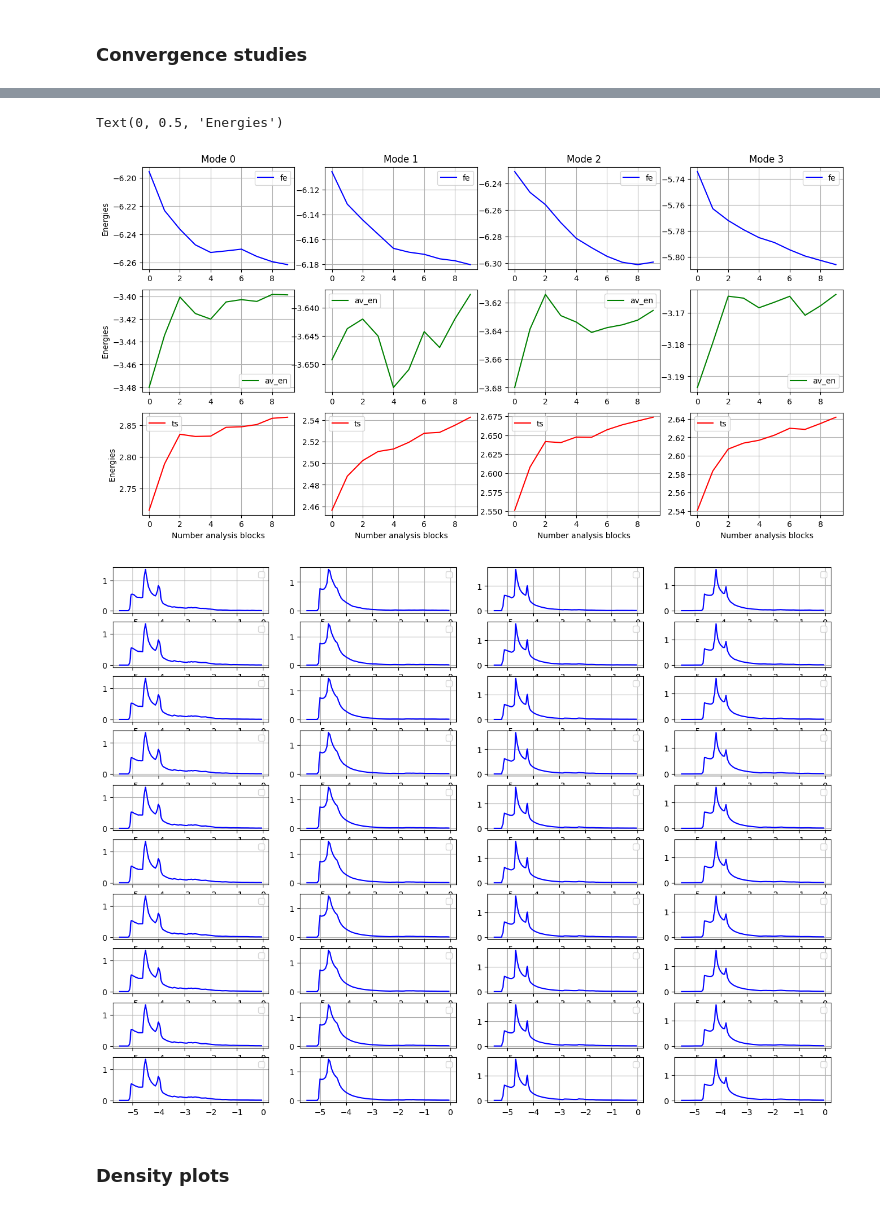
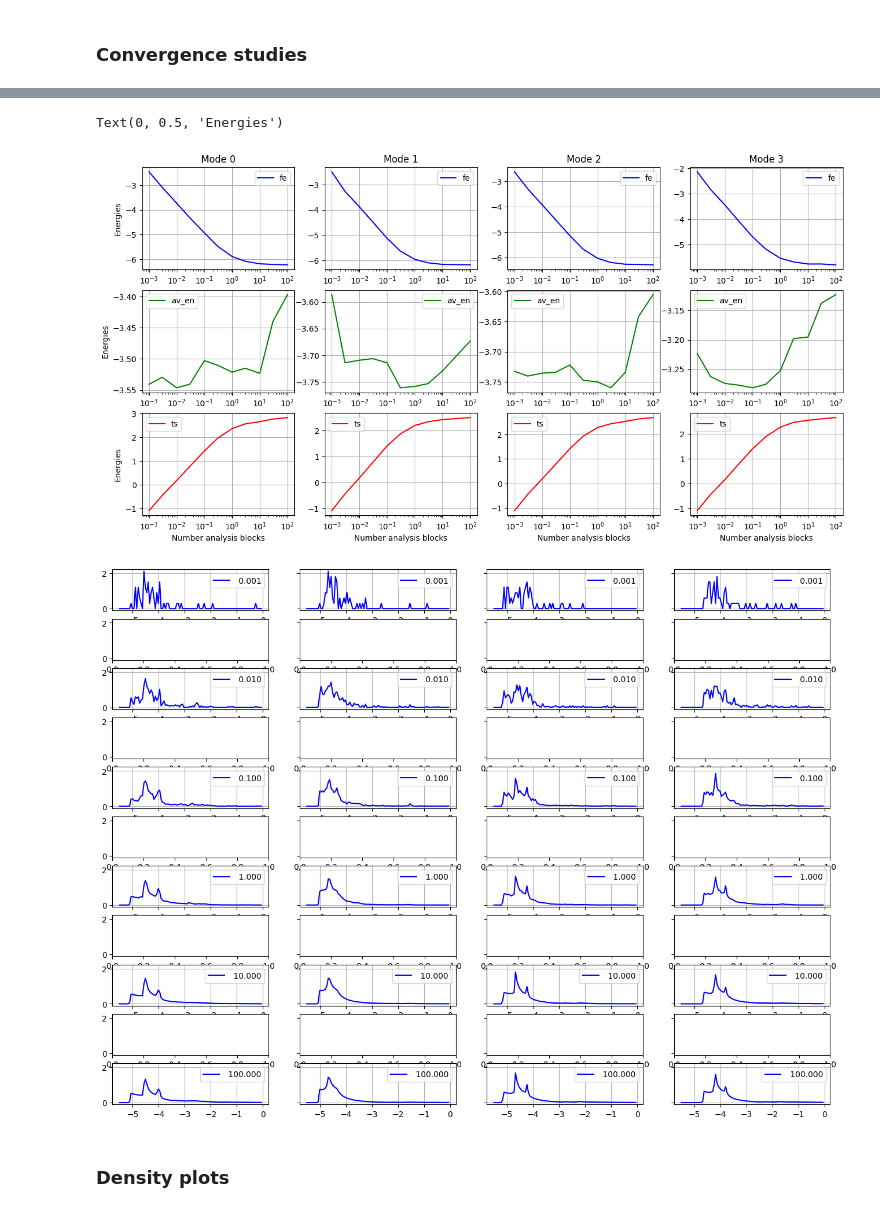
Before and after one commit to lillgroup/StatMechLectures, a Jupyter notebook: FreeEnergy_vs_Docking_2D_convergence.ipynb, the cells around one changed output, grey strips where cells are left out. Drawn from its saved outputs; the diff is of its cells as text; code cells hidden in the pictures.

```diff
--- a/FreeEnergy_vs_Docking_2D_convergence.ipynb
+++ b/FreeEnergy_vs_Docking_2D_convergence.ipynb
@@ -836,8 +836,8 @@ Free energy    : -5.806 (-5.881)
 # %%
 from re import U
 num_frames = x_store_fa.shape[1]
-num_steps_analysis = 10
-percent_analysis = [0.1, 0.25, 0.5, 1.0, 2.5, 5.0, 10.0, 25.0, 50.0, 100.0]
+num_steps_analysis = 11
+percent_analysis = [0.001, 0.003, 0.01, 0.03, 0.1, 0.3, 1.0, 3.0, 10.0, 30.0, 100.0]
 num_frames_per_analysis = []
 for pa in percent_analysis:
     num_frames_per_analysis.append(int(num_frames*pa/100))
@@ -885,12 +885,12 @@ for rii, ri in enumerate(scc):  # loop over all 4 modes
 # %%
 fig, ax = plt.subplots(3, 4, figsize=(16, 8))
 
-x = np.arange(0, num_steps_analysis, 1)
+x = percent_analysis
 
 for rii, ri in enumerate(scc):  # loop over all 4 modes
-  ax[0,rii].plot(x, fe_array[rii], label='fe', color='blue')
-  ax[1,rii].plot(x, av_en_array[rii], label='av_en', color='green')
-  ax[2,rii].plot(x, ts_array[rii], label='ts', color='red')
+  ax[0,rii].semilogx(x, fe_array[rii], label='fe', color='blue')
+  ax[1,rii].semilogx(x, av_en_array[rii], label='av_en', color='green')
+  ax[2,rii].semilogx(x, ts_array[rii], label='ts', color='red')
   ax[0,rii].legend()
   ax[1,rii].legend()
   ax[2,rii].legend()
@@ -905,15 +905,15 @@ ax[1,0].set_ylabel("Energies")
 ax[2,0].set_ylabel("Energies")
 # %% [output]
 Text(0, 0.5, 'Energies')
-[figure, old version]
+[figure, new version]
 # %%
-fig, ax = plt.subplots(num_steps_analysis, 4, figsize=(16, 12))
+fig, ax = plt.subplots(num_steps_analysis, 4, figsize=(16, 12), sharey=True)
 x = np.arange(range_low, range_up, (range_up - range_low)/num_bins_U)
 
 for rii, ri in enumerate(scc):  # loop over all 4 modes
   for i in range(num_steps_analysis):
-    ax[i,rii].plot(x, U_array[rii, i], color='blue')
+    ax[i,rii].plot(x, U_array[rii, i], color='blue', label='% .3f' % percent_analysis[i])
     ax[i,rii].legend()
     ax[i,rii].grid(True)
 # %% [output]
-[figure, old version]
+[figure, new version]
```
Also changed, not shown: parts of 6 cells of this notebook.
